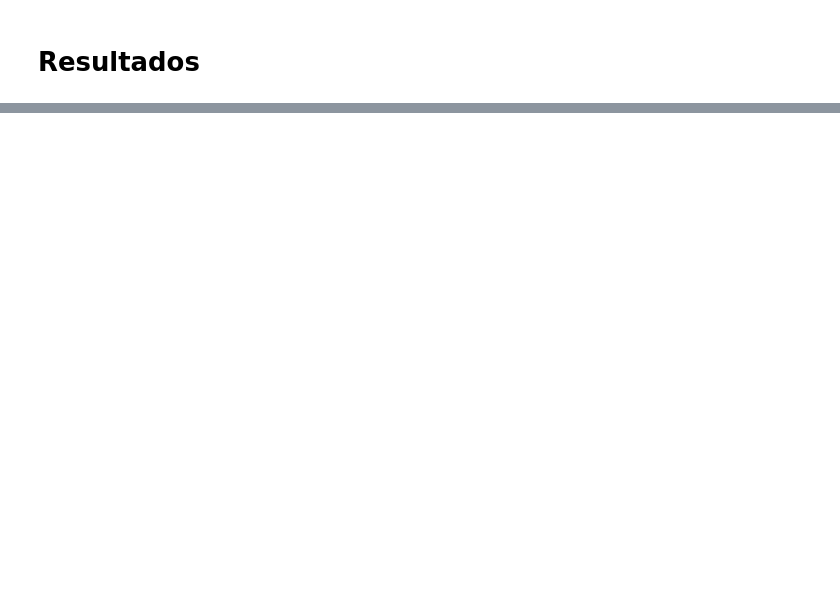
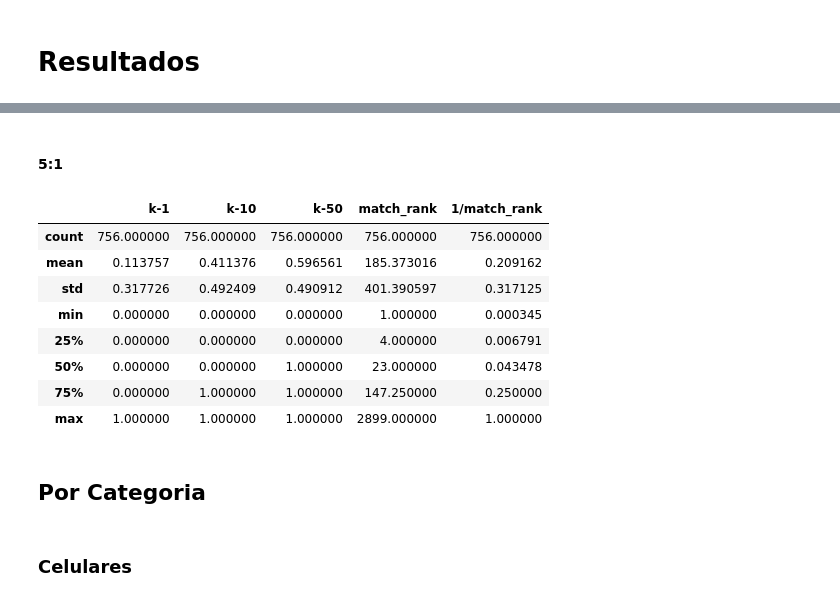
Before and after one commit to Laianna/residencia-tcc, a Jupyter notebook: experimento_bert_ranking.ipynb, the cells around one changed output, grey strips where cells are left out. Saved outputs shown, nothing was run; the diff lists cells and outputs as text; code cells hidden in the pictures; blank space fills up the shorter version.

```diff
--- a/experimento_bert_ranking.ipynb
+++ b/experimento_bert_ranking.ipynb
@@ -170,0 +184,18 @@ lista_df_resultado[3][["k-1", "k-10", "k-50", 'match_rank', '1/match_rank']].des
+# %% [markdown]
+#### 5:1
+# %%
+lista_resultado_bert[3][["k-1", "k-10", "k-50", 'match_rank', '1/match_rank']].describe()
+# %% [output]
+|  | k-1 | k-10 | k-50 | match_rank | 1/match_rank |
+| count | 756.000000 | 756.000000 | 756.000000 | 756.000000 | 756.000000 |
+| mean | 0.113757 | 0.411376 | 0.596561 | 185.373016 | 0.209162 |
+| std | 0.317726 | 0.492409 | 0.490912 | 401.390597 | 0.317125 |
+| min | 0.000000 | 0.000000 | 0.000000 | 1.000000 | 0.000345 |
+| 25% | 0.000000 | 0.000000 | 0.000000 | 4.000000 | 0.006791 |
+| 50% | 0.000000 | 0.000000 | 1.000000 | 23.000000 | 0.043478 |
+| 75% | 0.000000 | 1.000000 | 1.000000 | 147.250000 | 0.250000 |
+| max | 1.000000 | 1.000000 | 1.000000 | 2899.000000 | 1.000000 |
+# %% [markdown]
+## Por Categoria
+# %% [markdown]
+### Celulares
```
Also changed, not shown: parts of 51 cells of this notebook, 4 other files.
